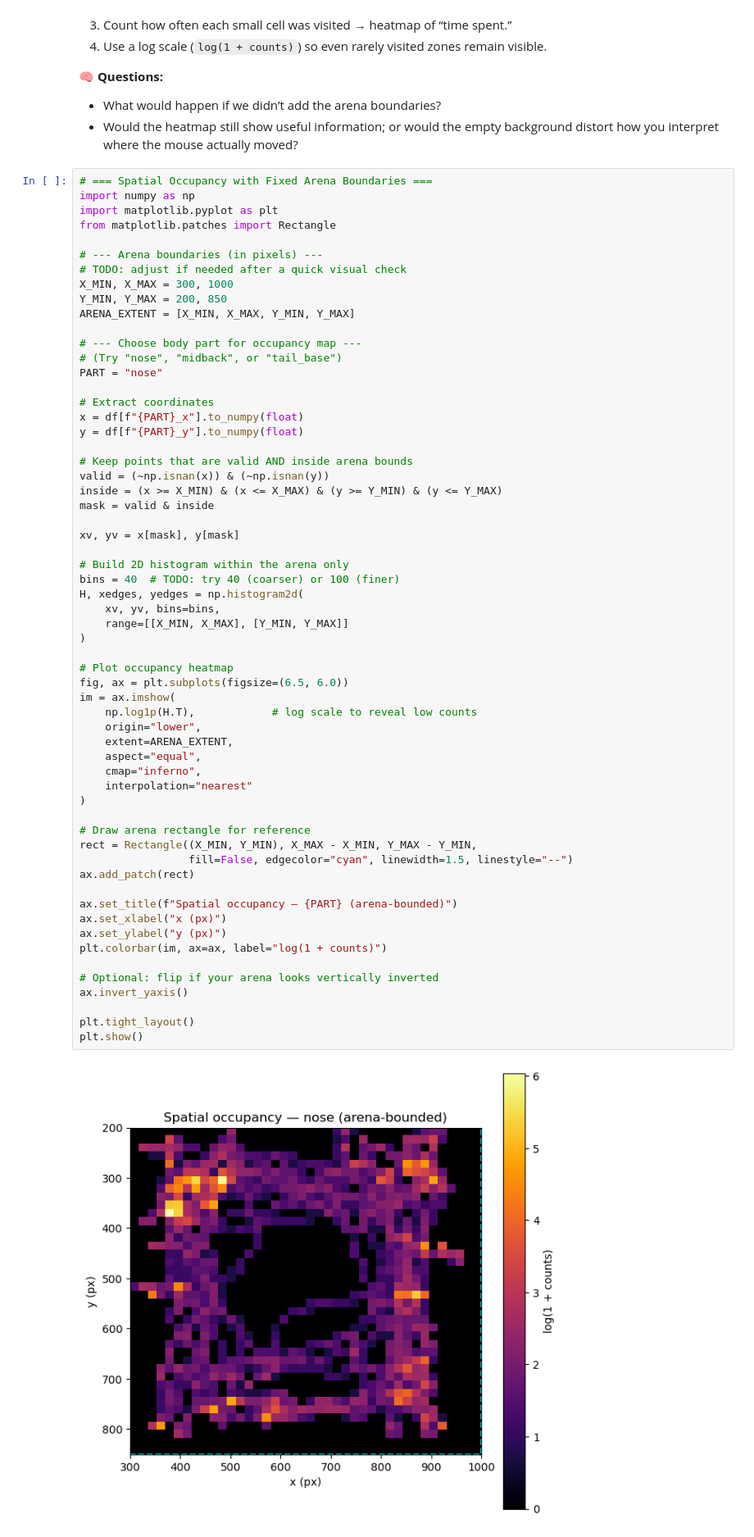
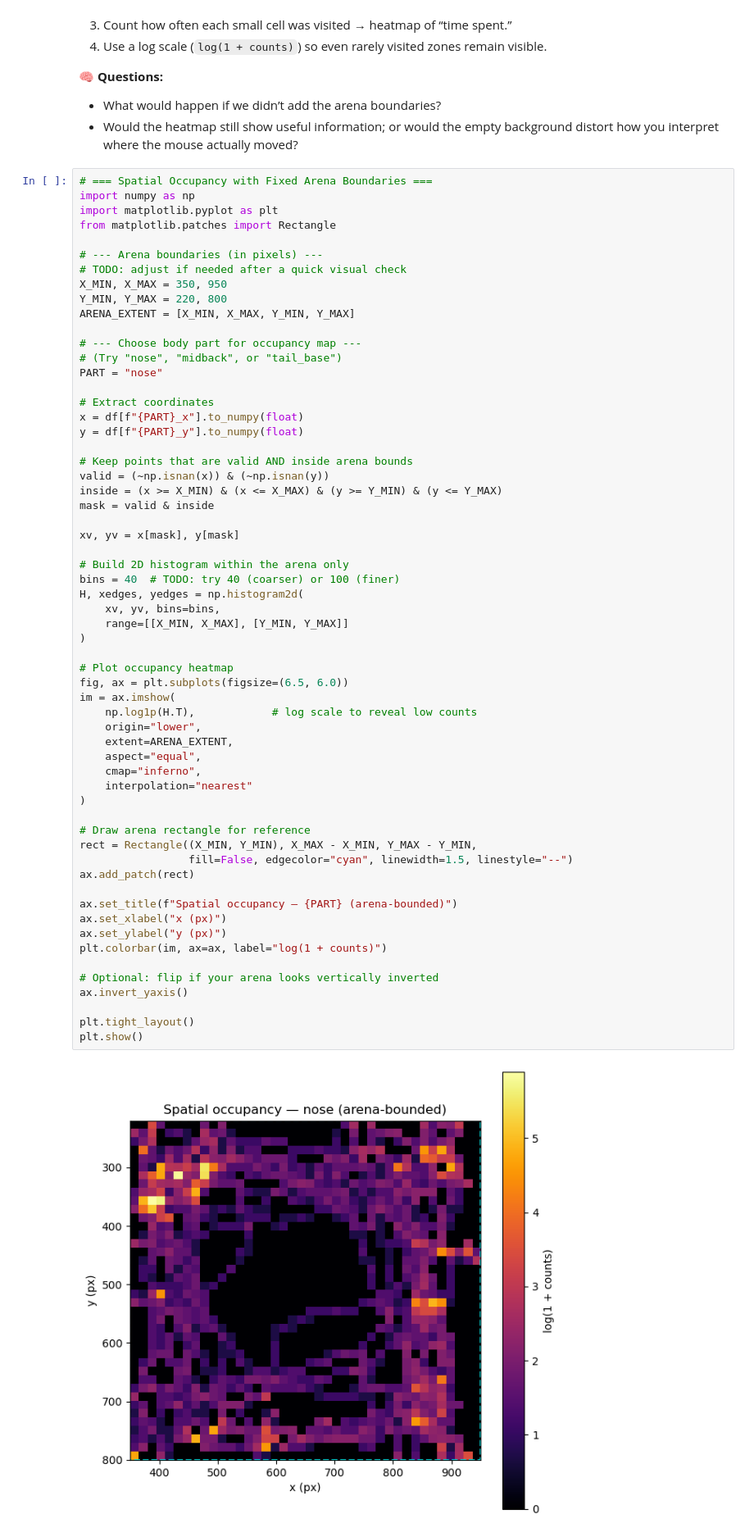
Before and after one commit to LizbethMG-Teaching/pose2behav-book, a Jupyter notebook: notebooks/analysis_single-animal.ipynb, the cells around one changed output. Shown: that part at 82% size. Saved outputs shown, nothing was run; the diff lists cells and outputs as text.

```diff
--- a/notebooks/analysis_single-animal.ipynb
+++ b/notebooks/analysis_single-animal.ipynb
@@ -280,8 +284,8 @@ from matplotlib.patches import Rectangle
 
 # --- Arena boundaries (in pixels) ---
 # TODO: adjust if needed after a quick visual check
-X_MIN, X_MAX = 300, 1000
-Y_MIN, Y_MAX = 200, 850
+X_MIN, X_MAX = 350, 950
+Y_MIN, Y_MAX = 220, 800
 ARENA_EXTENT = [X_MIN, X_MAX, Y_MIN, Y_MAX]
 
 # --- Choose body part for occupancy map ---
@@ -306,34 +310,34 @@ H, xedges, yedges = np.histogram2d(
     range=[[X_MIN, X_MAX], [Y_MIN, Y_MAX]]
 )
 
 # Plot occupancy heatmap
 fig, ax = plt.subplots(figsize=(6.5, 6.0))
 im = ax.imshow(
     np.log1p(H.T),            # log scale to reveal low counts
     origin="lower",
     extent=ARENA_EXTENT,
     aspect="equal",
     cmap="inferno",
     interpolation="nearest"
 )
 
 # Draw arena rectangle for reference
 rect = Rectangle((X_MIN, Y_MIN), X_MAX - X_MIN, Y_MAX - Y_MIN,
                  fill=False, edgecolor="cyan", linewidth=1.5, linestyle="--")
 ax.add_patch(rect)
 
 ax.set_title(f"Spatial occupancy — {PART} (arena-bounded)")
 ax.set_xlabel("x (px)")
 ax.set_ylabel("y (px)")
 plt.colorbar(im, ax=ax, label="log(1 + counts)")
 
 # Optional: flip if your arena looks vertically inverted
 ax.invert_yaxis()
 
 plt.tight_layout()
 plt.show()
 # %% [output]
-[figure, old version]
+[figure, new version]
 # %% [markdown]
 You might have noticed that we made the heatmap showing `log(1 + counts)` instead of a time unit.
 **Why do you think is that?**
```
Also changed, not shown: parts of 3 cells of this notebook, 1 other file.
